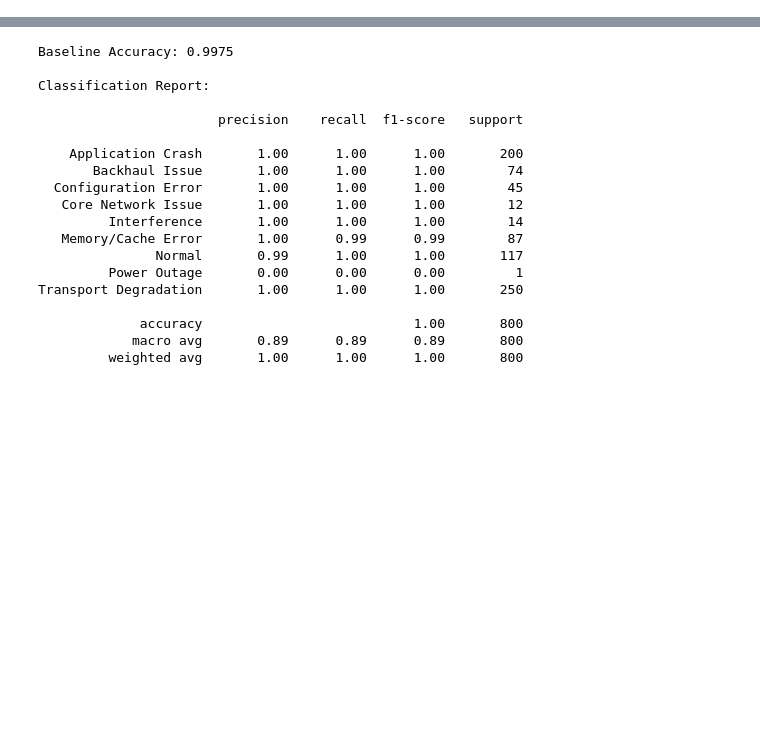
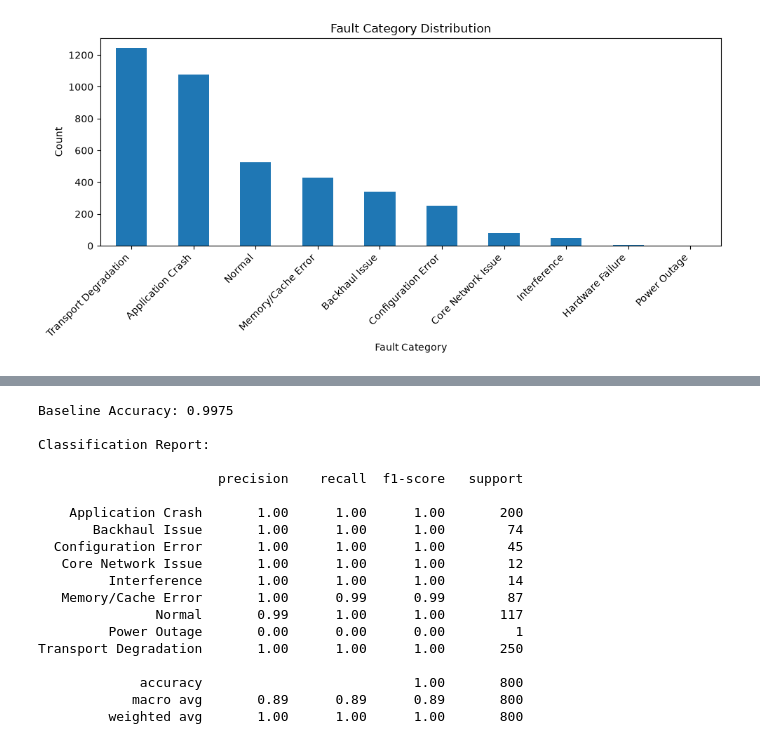
Before and after one commit to Atharva2223/Telecom-Fault-Diagnosis-Assistant-, a Jupyter notebook: notebooks/02_baseline_classifier.ipynb, the cells around one changed output, grey strips where cells are left out. Saved outputs shown, nothing was run; the diff lists cells and outputs as text; code cells hidden in the pictures; blank space fills up the shorter version.

```diff
--- a/notebooks/02_baseline_classifier.ipynb
+++ b/notebooks/02_baseline_classifier.ipynb
@@ -59,0 +31,7 @@ Name: fault_category, dtype: str
+# %%
+DATA_PATH = "../data/processed/telecom_fault_dataset_model_ready.csv"
+
+df = pd.read_csv(DATA_PATH)
+
+print("Dataset shape:", df.shape)
+df.head()
@@ -59,0 +66,10 @@ Name: fault_category, dtype: str
+# %%
+df["fault_category"].value_counts().plot(kind="bar", figsize=(10, 5))
+plt.title("Fault Category Distribution")
+plt.xlabel("Fault Category")
+plt.ylabel("Count")
+plt.xticks(rotation=45, ha="right")
+plt.tight_layout()
+plt.show()
+# %% [output]
+[figure, added]
```
Also changed, not shown: parts of 30 cells of this notebook, 9 other files.
